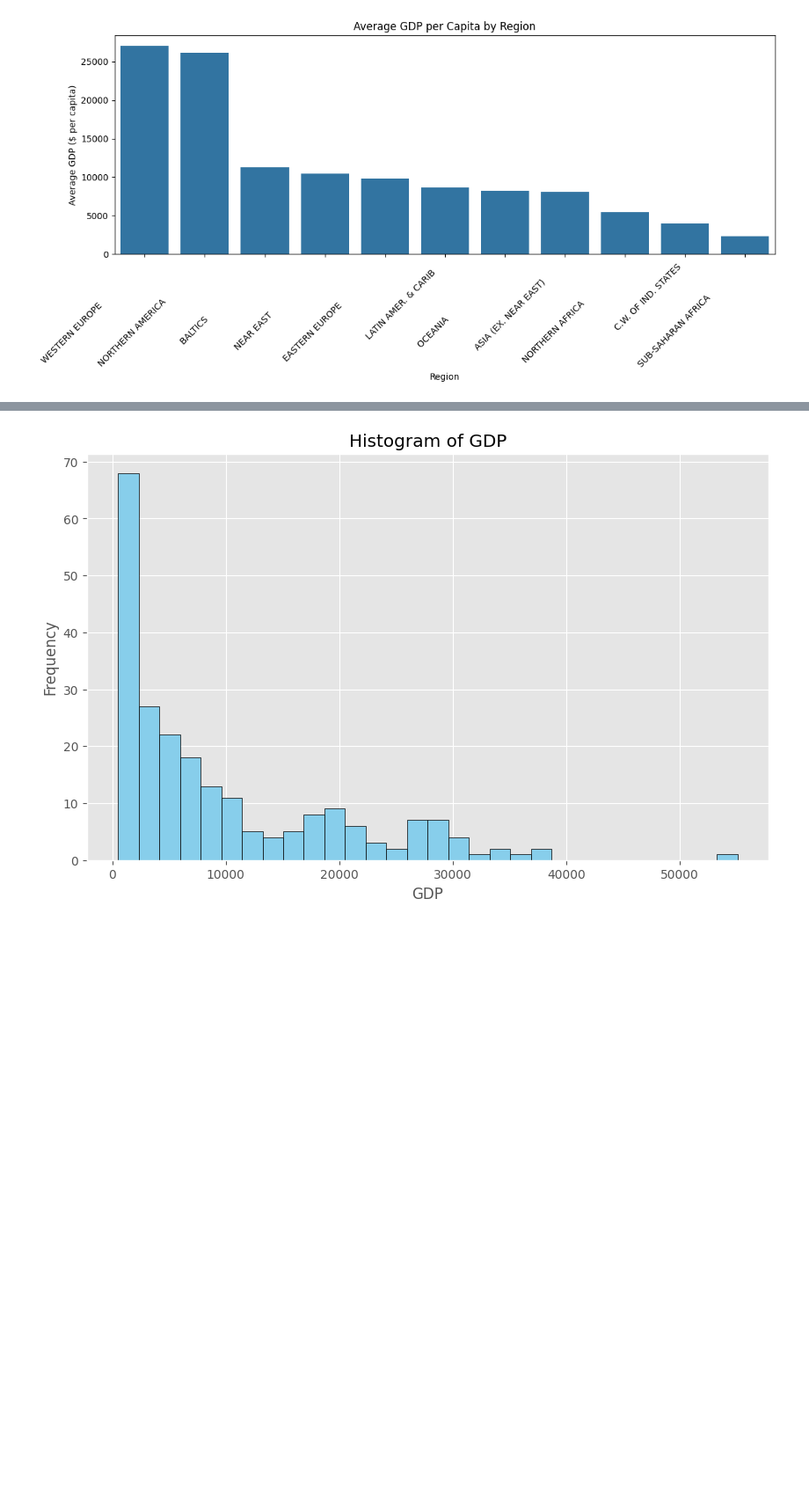
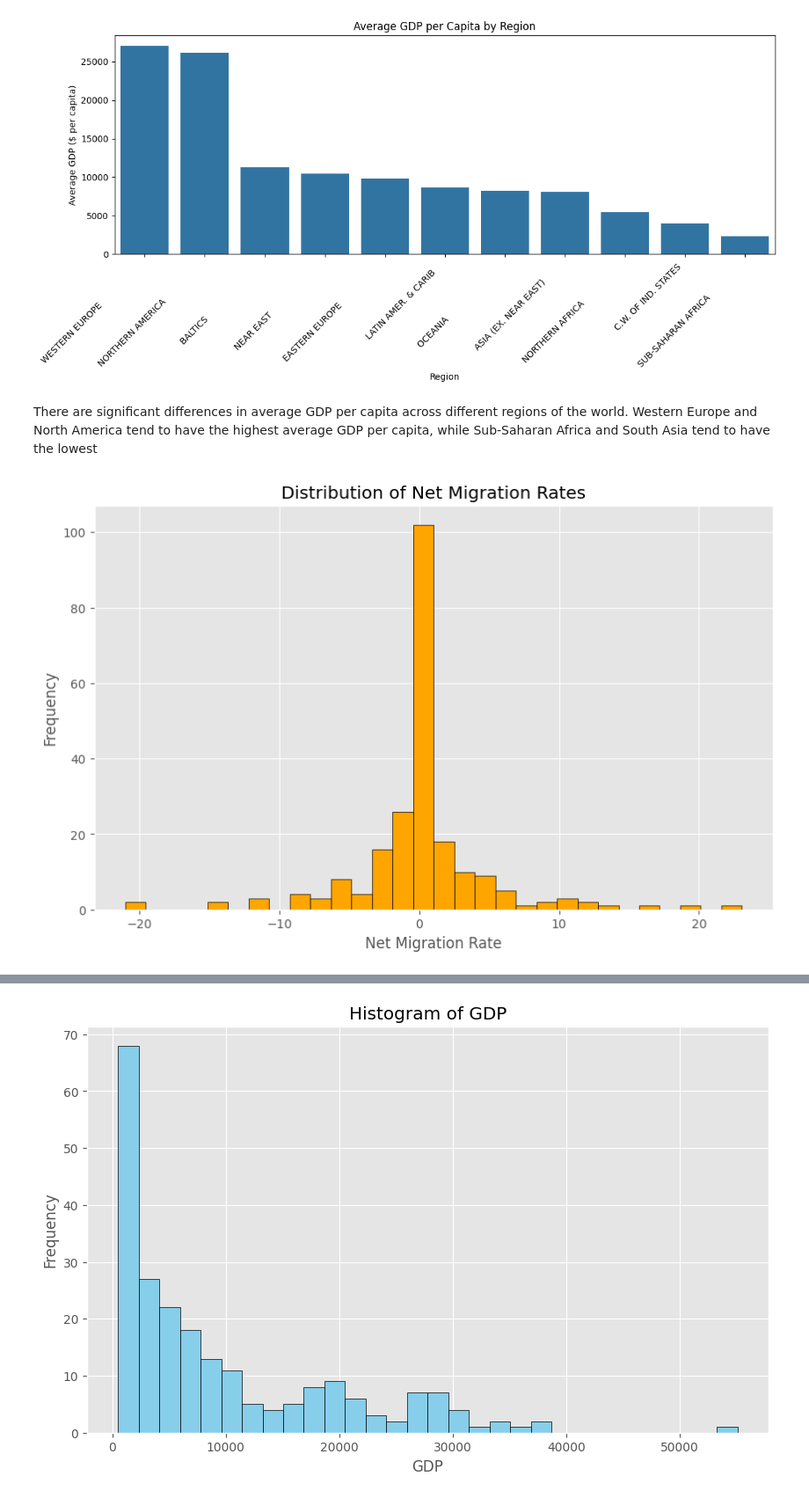
Before and after one commit to Vilars/Data110, a Jupyter notebook: Project1.ipynb, the cells around one changed output, grey strips where cells are left out. Shown at 88% size. Drawn from its saved outputs; the diff is of its cells as text; code cells hidden in the pictures; blank space fills up the shorter version.

```diff
--- a/Project1.ipynb
+++ b/Project1.ipynb
@@ -81,3 +81,17 @@ plt.tight_layout()
 plt.show()
 # %% [output]
 [figure]
+# %% [markdown]
+There are significant differences in average GDP per capita across different regions of the world. Western Europe and North America tend to have the highest average GDP per capita, while Sub-Saharan Africa and South Asia tend to have the lowest
+# %%
+# Net Migration Histogram
+plt.style.use('ggplot')
+plt.figure(figsize=(10, 6))
+
+plt.hist(countries['Net migration'], bins=30, color='orange', edgecolor='black')
+plt.xlabel('Net Migration Rate')
+plt.ylabel('Frequency')
+plt.title('Distribution of Net Migration Rates')
+plt.show()
+# %% [output]
+[figure, added]
```
Also changed, not shown: parts of 8 cells of this notebook.
